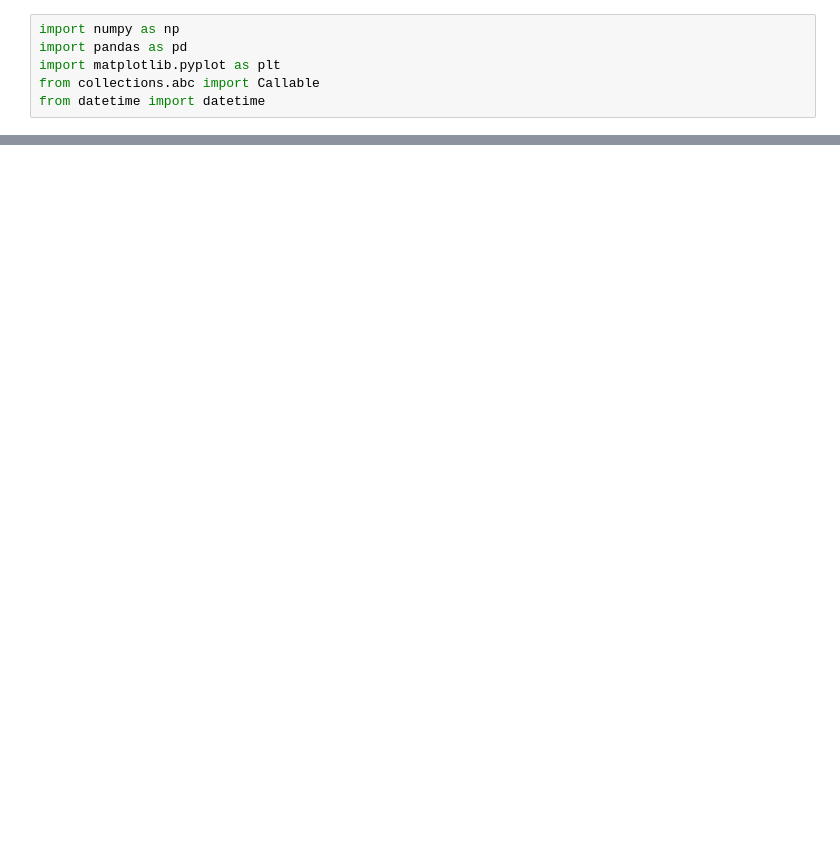
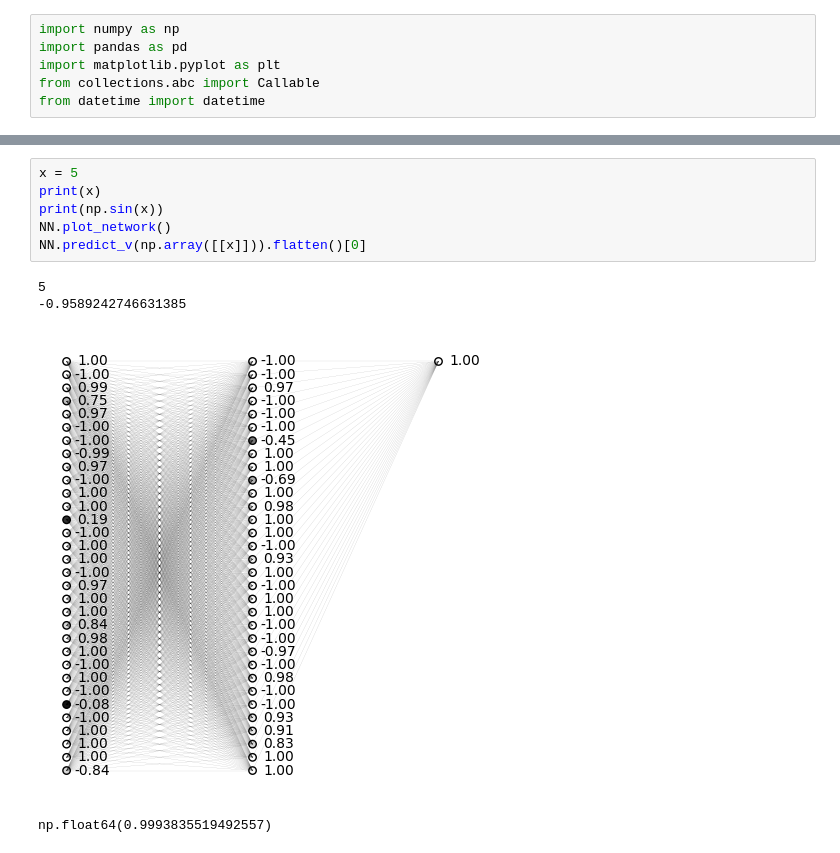
Before and after one commit to Alireza2317/NeuralNet_from_scratch, a Jupyter notebook: non_linear_functions.ipynb, the cells around one changed output, grey strips where cells are left out. Cells and saved outputs as stored; diff of their text form; blank space fills up the shorter version.

```diff
--- a/non_linear_functions.ipynb
+++ b/non_linear_functions.ipynb
@@ -715,0 +729,11 @@ plt.plot(x_train.flatten(), y_train.flatten(), 'g')
+# %%
+x = 5
+print(x)
+print(np.sin(x))
+NN.plot_network()
+NN.predict_v(np.array([[x]])).flatten()[0]
+# %% [output]
+5
+-0.9589242746631385
+[figure, added]
+np.float64(0.9993835519492557)
```
Also changed, not shown: parts of 3 cells of this notebook.
